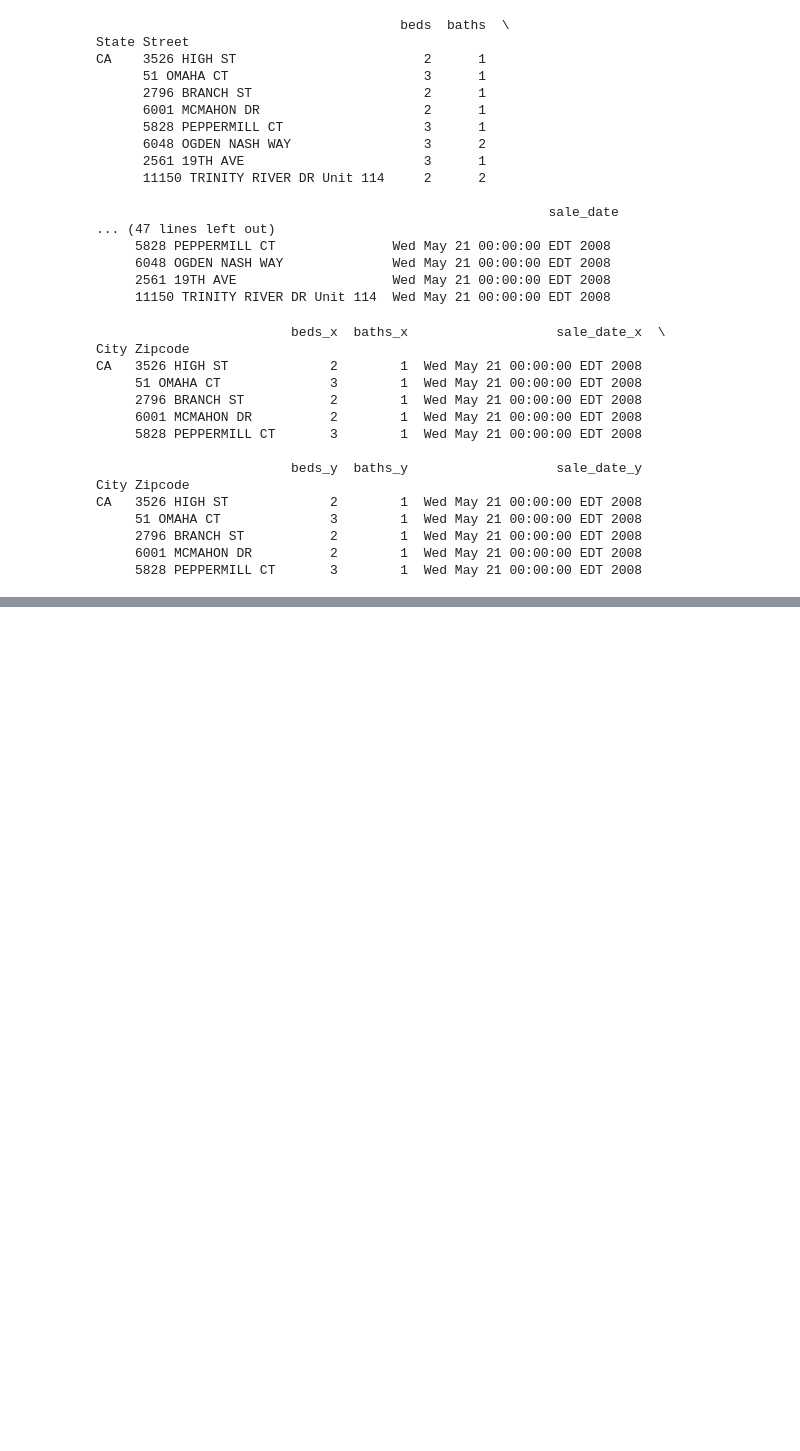
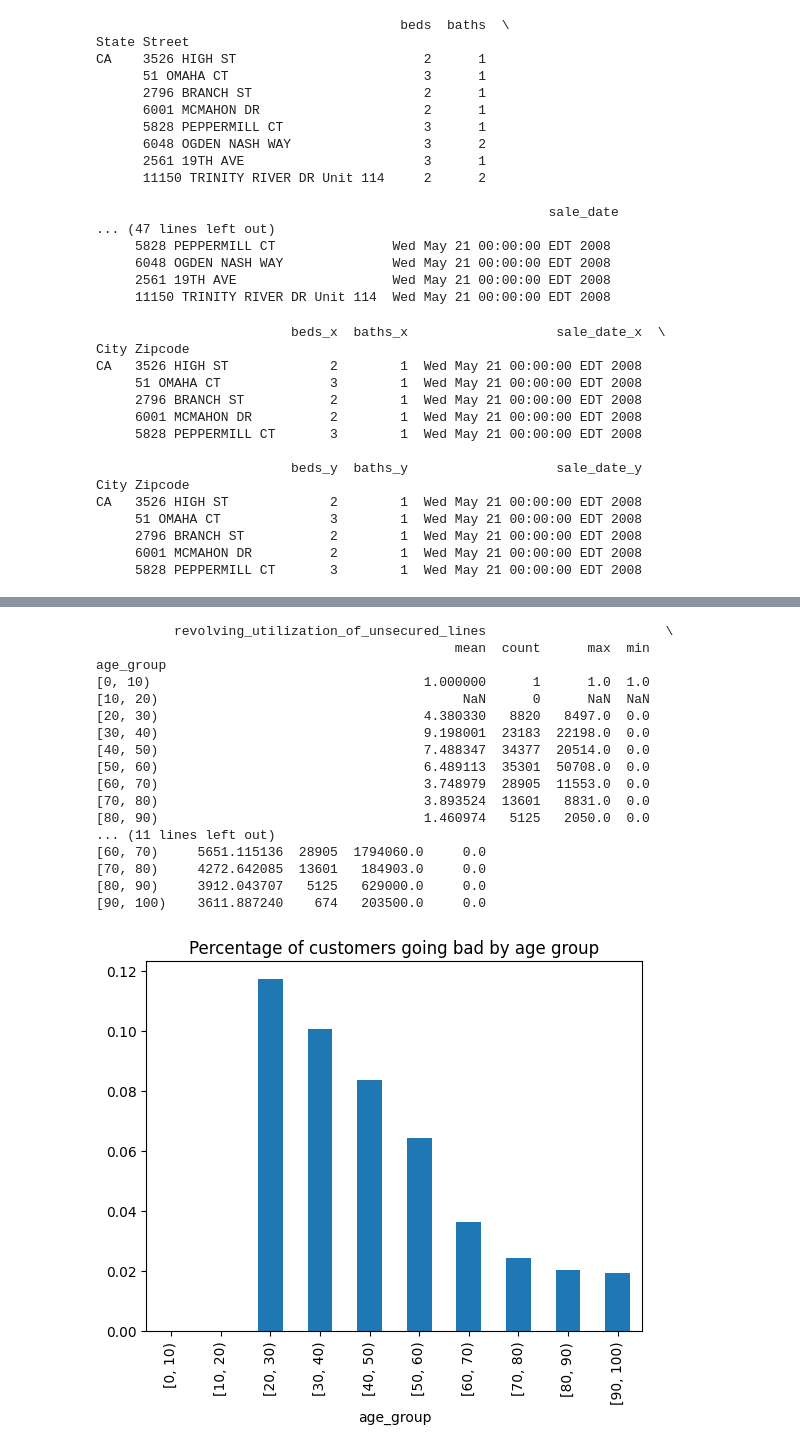
Before and after one commit to krsnathkr/PlottingExcercise, a Jupyter notebook: unit9.ipynb, the cells around one changed output, grey strips where cells are left out. Cells and saved outputs as stored; diff of their text form; code cells hidden in the pictures; blank space fills up the shorter version.

```diff
--- a/unit9.ipynb
+++ b/unit9.ipynb
@@ -133,0 +144,13 @@ CA   3526 HIGH ST             2        1  Wed May 21 00:00:00 EDT 2008
+# %%
+#Write a custom function called cap_value(x, cap) that will set x to the cap if x > cap.
+#Then apply it to debt_ratio with a cap of 5
+
+data = pd.read_csv("credit-data-non-null.csv")
+
+def cap_value(x, cap):
+    if x > cap:
+        return cap
+    else:
+        return x
+
+data['debt_ratio'] = data['debt_ratio'].apply(lambda x: cap_value(x, 5))
@@ -133,0 +161,11 @@ CA   3526 HIGH ST             2        1  Wed May 21 00:00:00 EDT 2008
+# %%
+#Add a new column age_group for the dataframe. Divide the age into groups of every 10
+#years in ascending order, then rearrange the data to match the age_group categorization.
+##Display the first eight rows of data. Do some plotting to reflect it. Use age_group for
+#data aggregation on revolving_utilization_of_unsecured_lines and monthly_income.
+#Display the result.
+
+data['age_group'] = pd.cut(data['age'], bins=range(0, 110, 10), right=False)
+
+
+print(data.head(8))
@@ -133,0 +190,27 @@ CA   3526 HIGH ST             2        1  Wed May 21 00:00:00 EDT 2008
+# %%
+data.groupby('age_group')['serious_dlqin2yrs'].mean().plot(kind='bar', title='Percentage of customers going bad by age group')
+
+
+aggregated_data = data.groupby('age_group')[['revolving_utilization_of_unsecured_lines', 'monthly_income']].agg(['mean', 'count', 'max', 'min'])
+
+
+print(aggregated_data)
+# %% [output]
+          revolving_utilization_of_unsecured_lines                       \
+                                              mean  count      max  min
+age_group
+[0, 10)                                   1.000000      1      1.0  1.0
+[10, 20)                                       NaN      0      NaN  NaN
+[20, 30)                                  4.380330   8820   8497.0  0.0
+[30, 40)                                  9.198001  23183  22198.0  0.0
+[40, 50)                                  7.488347  34377  20514.0  0.0
+[50, 60)                                  6.489113  35301  50708.0  0.0
+[60, 70)                                  3.748979  28905  11553.0  0.0
+[70, 80)                                  3.893524  13601   8831.0  0.0
+[80, 90)                                  1.460974   5125   2050.0  0.0
+... (11 lines left out)
+[60, 70)     5651.115136  28905  1794060.0     0.0
+[70, 80)     4272.642085  13601   184903.0     0.0
+[80, 90)     3912.043707   5125   629000.0     0.0
+[90, 100)    3611.887240    674   203500.0     0.0
+[figure, added]
```
Also changed, not shown: parts of 6 cells of this notebook.
